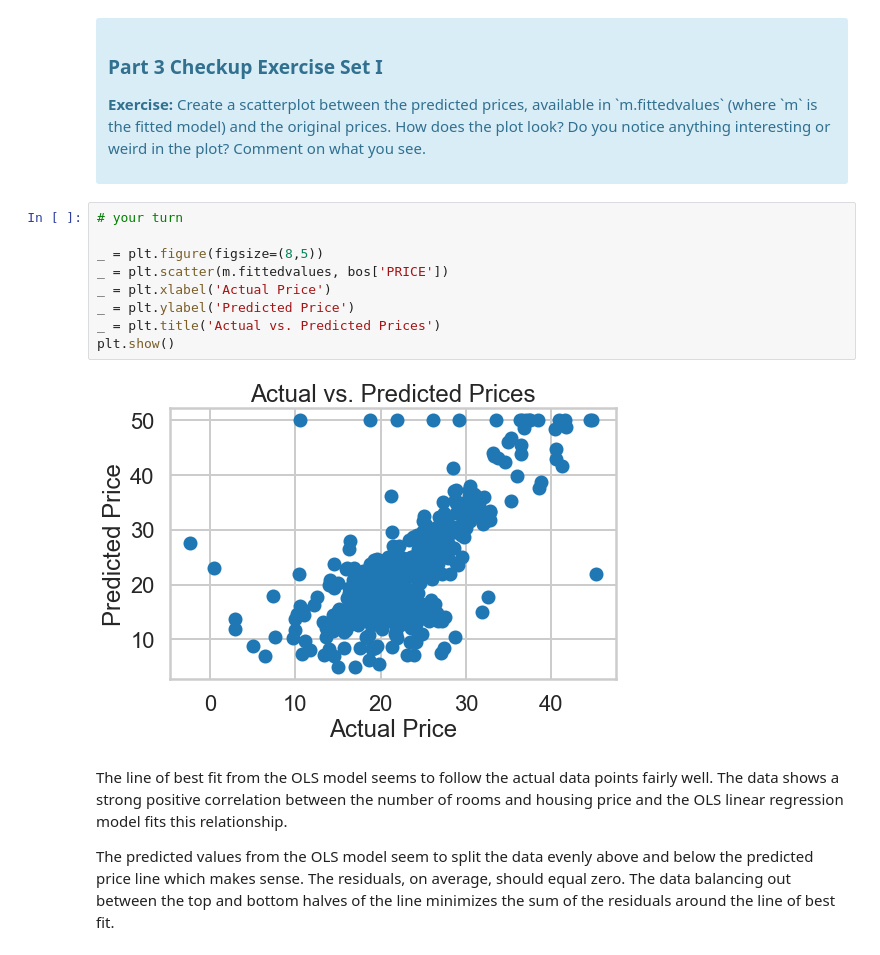
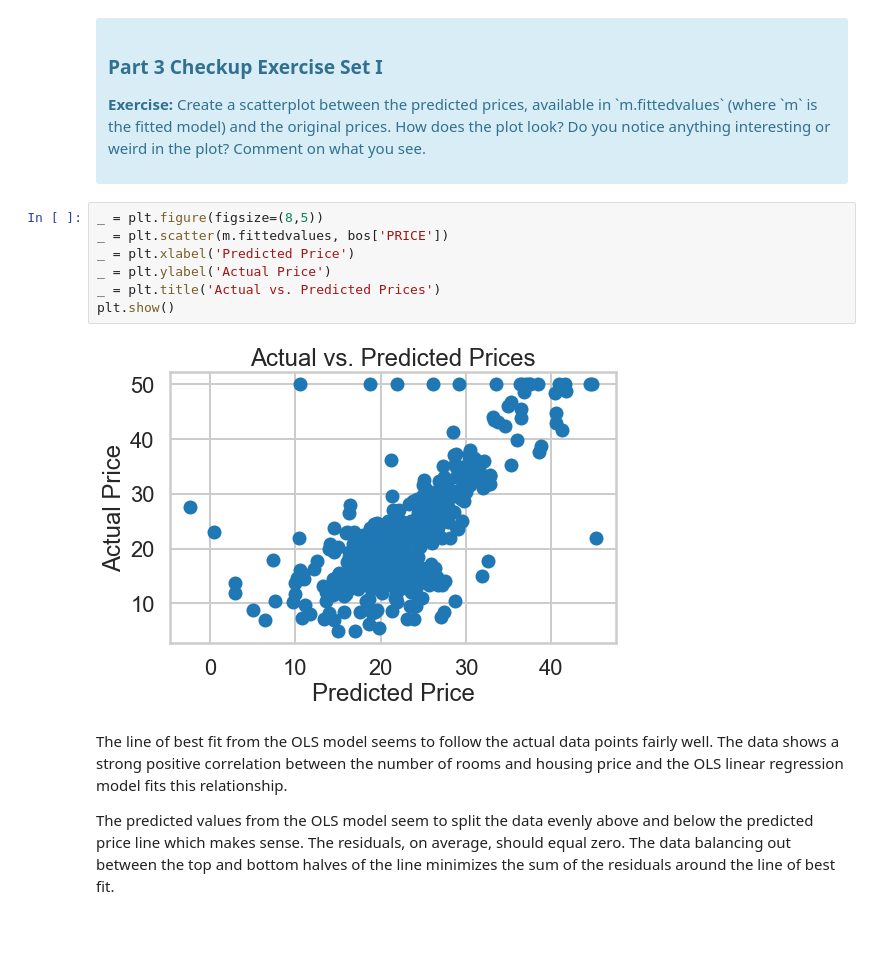
Before and after one commit to aldenmchico/Springboard, a Jupyter notebook: Linear-Regression-Exercise/Mini_Project_Linear_Regression.ipynb, the cells around one changed output. Cells and saved outputs as stored; diff of their text form.

```diff
--- a/Linear-Regression-Exercise/Mini_Project_Linear_Regression.ipynb
+++ b/Linear-Regression-Exercise/Mini_Project_Linear_Regression.ipynb
@@ -482,16 +527,14 @@ Let's see how our model actually fit our data. We can see below that there is a
 <p><b>Exercise:</b> Create a scatterplot between the predicted prices, available in `m.fittedvalues` (where `m` is the fitted model) and the original prices. How does the plot look? Do you notice anything interesting or weird in the plot? Comment on what you see.</p>
 </div>
 # %%
-# your turn
-
 _ = plt.figure(figsize=(8,5))
 _ = plt.scatter(m.fittedvalues, bos['PRICE'])
-_ = plt.xlabel('Actual Price')
-_ = plt.ylabel('Predicted Price')
+_ = plt.xlabel('Predicted Price')
+_ = plt.ylabel('Actual Price')
 _ = plt.title('Actual vs. Predicted Prices')
 plt.show()
 # %% [output]
-[figure, old version]
+[figure, new version]
 # %% [markdown]
 The line of best fit from the OLS model seems to follow the actual data points fairly well. The data shows a strong positive correlation between the number of rooms and housing price and the OLS linear regression model fits this relationship.
 
```
Also changed, not shown: parts of 23 cells of this notebook.
